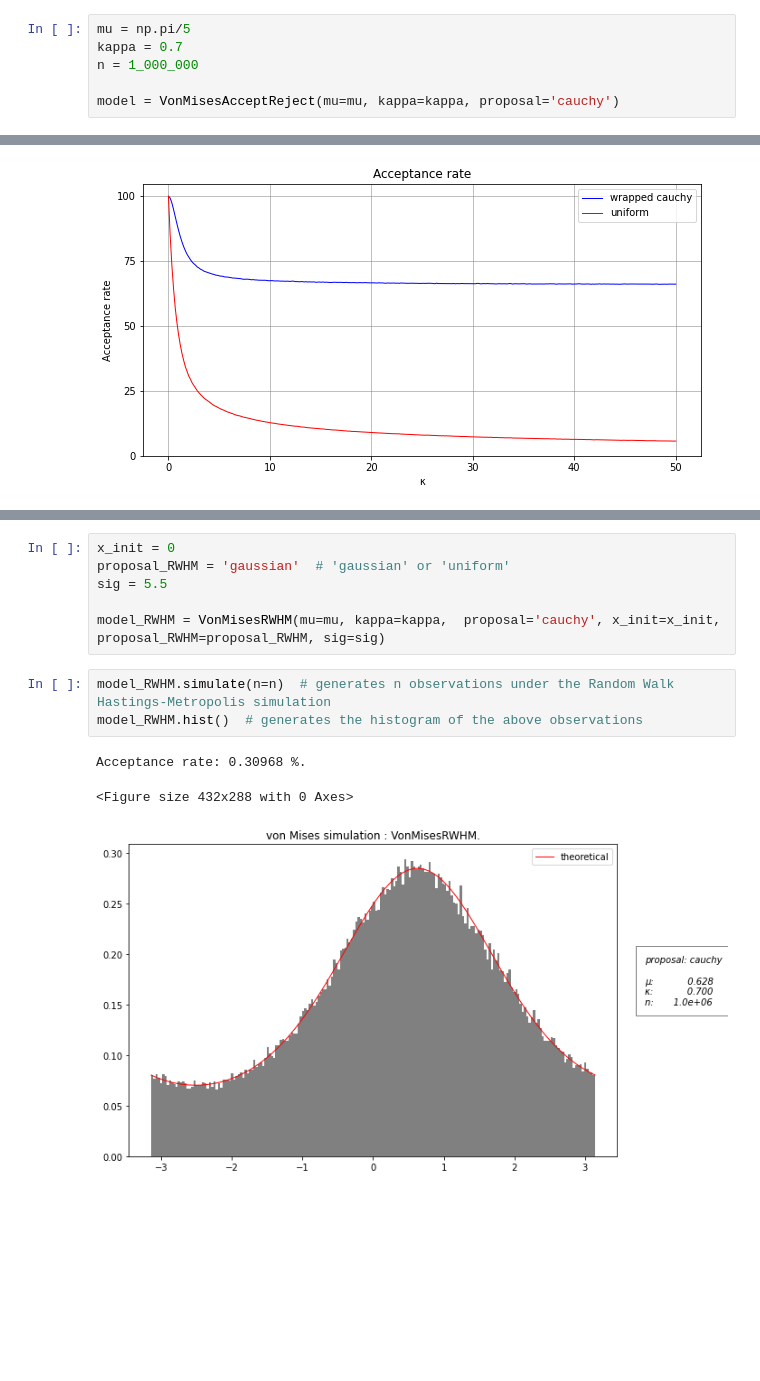
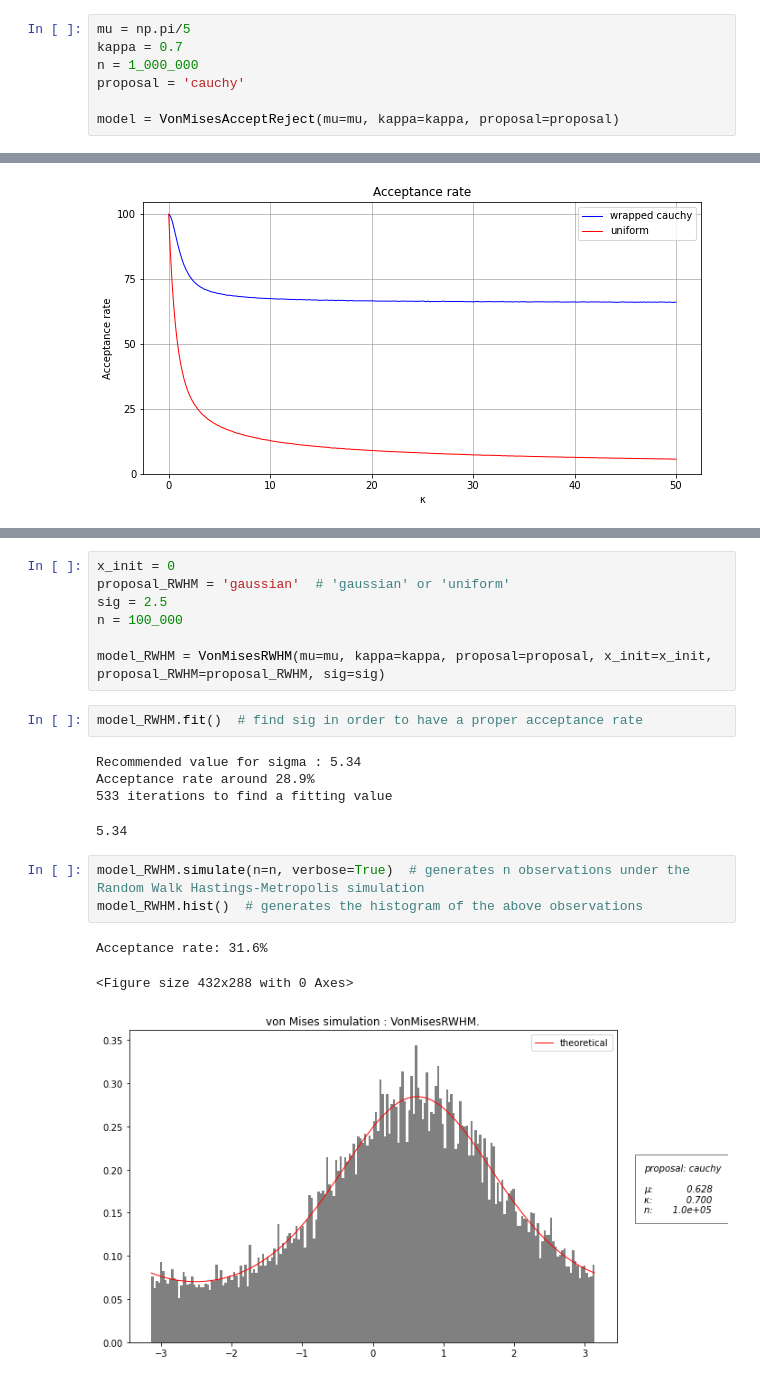
Before and after one commit to WaelBKZ/Monte_Carlo_von_Mises, a Jupyter notebook: Code/Monte Carlo.ipynb, the cells around one changed output, grey strips where cells are left out. Saved outputs shown, nothing was run; the diff lists cells and outputs as text; blank space fills up the shorter version.

```diff
--- a/Code/Monte Carlo.ipynb
+++ b/Code/Monte Carlo.ipynb
@@ -456,8 +464,9 @@ class VonMisesAcceptReject(ProjectModel):
 mu = np.pi/5
 kappa = 0.7
 n = 1_000_000
+proposal = 'cauchy'
 
-model = VonMisesAcceptReject(mu=mu, kappa=kappa, proposal='cauchy')
+model = VonMisesAcceptReject(mu=mu, kappa=kappa, proposal=proposal)
 # %%
 model.describe_mu()  # plots the density for different values of mu
 # %% [output]
@@ -608,13 +659,21 @@ class VonMisesRWHM(ProjectModel):
 # %%
 x_init = 0
 proposal_RWHM = 'gaussian'  # 'gaussian' or 'uniform'
-sig = 5.5
+sig = 2.5
+n = 100_000
 
-model_RWHM = VonMisesRWHM(mu=mu, kappa=kappa,  proposal='cauchy', x_init=x_init, proposal_RWHM=proposal_RWHM, sig=sig)
+model_RWHM = VonMisesRWHM(mu=mu, kappa=kappa, proposal=proposal, x_init=x_init, proposal_RWHM=proposal_RWHM, sig=sig)
+# %%
+model_RWHM.fit()  # find sig in order to have a proper acceptance rate
+# %% [output]
+Recommended value for sigma : 5.34
+Acceptance rate around 28.9%
+533 iterations to find a fitting value
+5.34
 # %%
-model_RWHM.simulate(n=n)  # generates n observations under the Random Walk Hastings-Metropolis simulation
+model_RWHM.simulate(n=n, verbose=True)  # generates n observations under the Random Walk Hastings-Metropolis simulation
 model_RWHM.hist()  # generates the histogram of the above observations
 # %% [output]
-Acceptance rate: 0.30968 %.
+Acceptance rate: 31.6%
 <Figure size 432x288 with 0 Axes>
-[figure, old version]
+[figure, new version]
```
Also changed, not shown: parts of 13 cells of this notebook, 1 other file.
